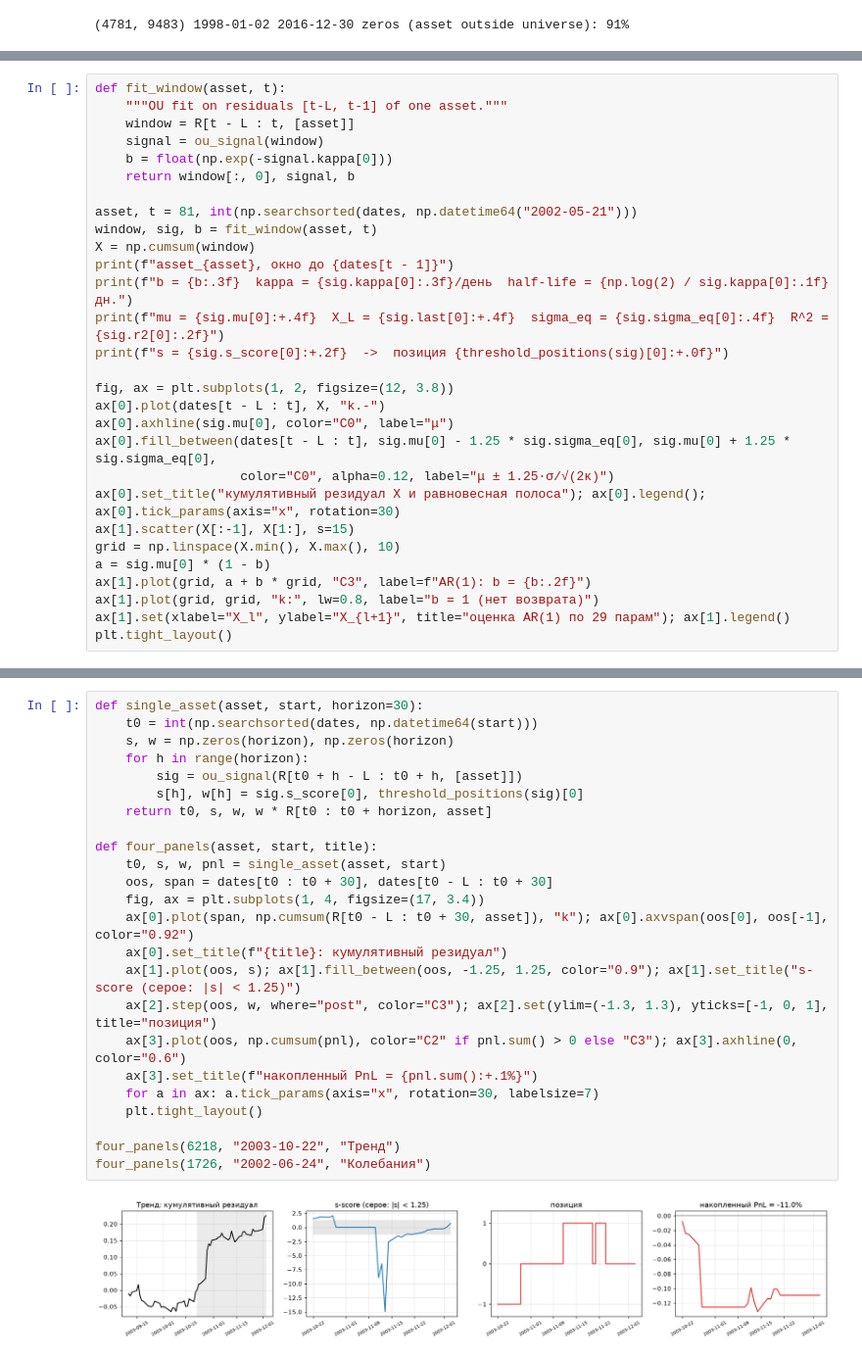
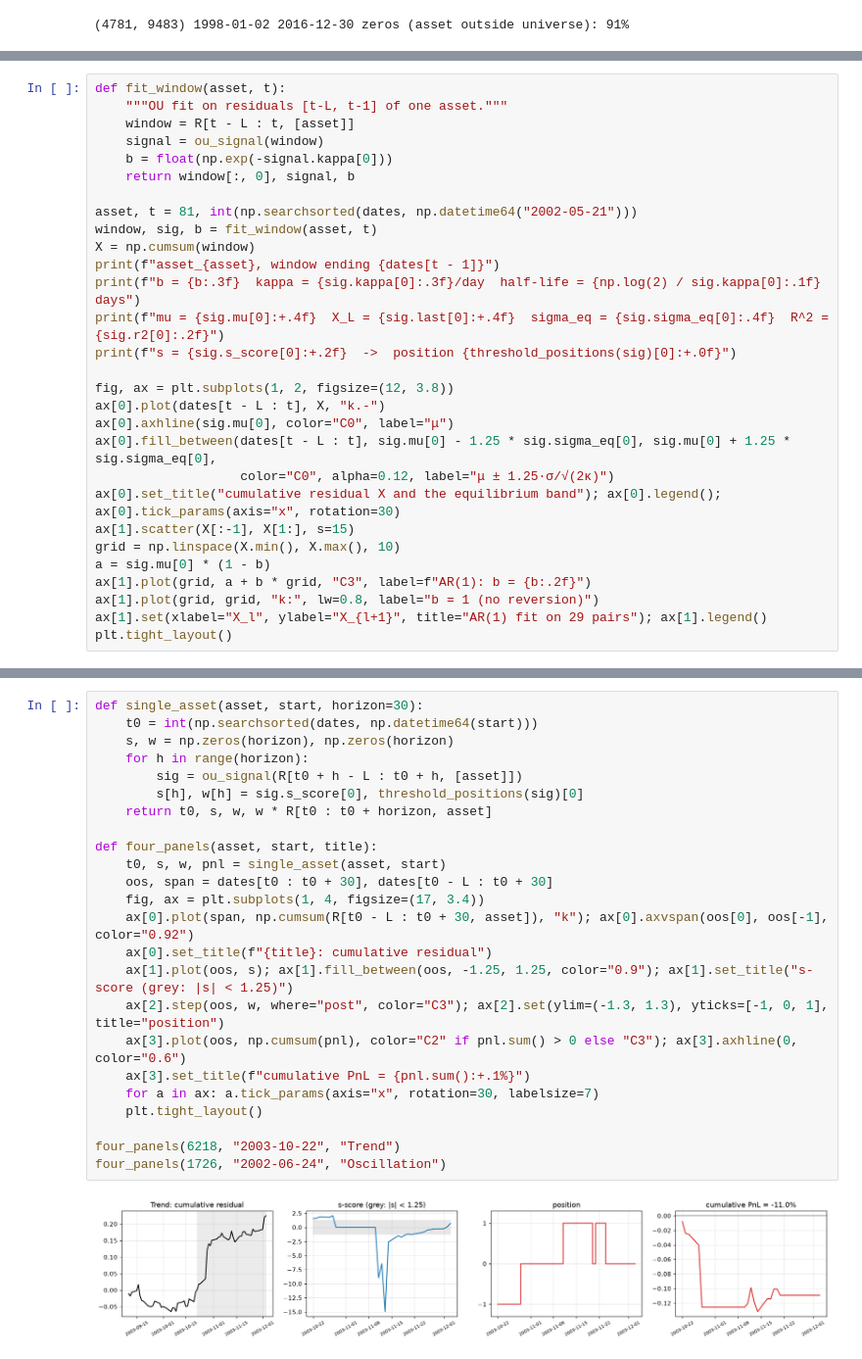
Before and after one commit to bani2016up/deep-learning-statistical-arbitrage, a Jupyter notebook: notebooks/ou_threshold.ipynb, the cells around one changed output, grey strips where cells are left out. Shown at 98% size. Cells and saved outputs as stored; diff of their text form.

```diff
--- a/notebooks/ou_threshold.ipynb
+++ b/notebooks/ou_threshold.ipynb
@@ -56,22 +56,22 @@ def fit_window(asset, t):
 asset, t = 81, int(np.searchsorted(dates, np.datetime64("2002-05-21")))
 window, sig, b = fit_window(asset, t)
 X = np.cumsum(window)
-print(f"asset_{asset}, окно до {dates[t - 1]}")
-print(f"b = {b:.3f}  kappa = {sig.kappa[0]:.3f}/день  half-life = {np.log(2) / sig.kappa[0]:.1f} дн.")
+print(f"asset_{asset}, window ending {dates[t - 1]}")
+print(f"b = {b:.3f}  kappa = {sig.kappa[0]:.3f}/day  half-life = {np.log(2) / sig.kappa[0]:.1f} days")
 print(f"mu = {sig.mu[0]:+.4f}  X_L = {sig.last[0]:+.4f}  sigma_eq = {sig.sigma_eq[0]:.4f}  R^2 = {sig.r2[0]:.2f}")
-print(f"s = {sig.s_score[0]:+.2f}  ->  позиция {threshold_positions(sig)[0]:+.0f}")
+print(f"s = {sig.s_score[0]:+.2f}  ->  position {threshold_positions(sig)[0]:+.0f}")
 
 fig, ax = plt.subplots(1, 2, figsize=(12, 3.8))
 ax[0].plot(dates[t - L : t], X, "k.-")
 ax[0].axhline(sig.mu[0], color="C0", label="μ")
 ax[0].fill_between(dates[t - L : t], sig.mu[0] - 1.25 * sig.sigma_eq[0], sig.mu[0] + 1.25 * sig.sigma_eq[0],
                    color="C0", alpha=0.12, label="μ ± 1.25·σ/√(2κ)")
-ax[0].set_title("кумулятивный резидуал X и равновесная полоса"); ax[0].legend(); ax[0].tick_params(axis="x", rotation=30)
+ax[0].set_title("cumulative residual X and the equilibrium band"); ax[0].legend(); ax[0].tick_params(axis="x", rotation=30)
 ax[1].scatter(X[:-1], X[1:], s=15)
 grid = np.linspace(X.min(), X.max(), 10)
 a = sig.mu[0] * (1 - b)
 ax[1].plot(grid, a + b * grid, "C3", label=f"AR(1): b = {b:.2f}")
-ax[1].plot(grid, grid, "k:", lw=0.8, label="b = 1 (нет возврата)")
-ax[1].set(xlabel="X_l", ylabel="X_{l+1}", title="оценка AR(1) по 29 парам"); ax[1].legend()
+ax[1].plot(grid, grid, "k:", lw=0.8, label="b = 1 (no reversion)")
+ax[1].set(xlabel="X_l", ylabel="X_{l+1}", title="AR(1) fit on 29 pairs"); ax[1].legend()
 plt.tight_layout()
 # %% [output]
@@ -87,26 +87,26 @@ s = +1.94  ->  позиция -1
 # %%
 def single_asset(asset, start, horizon=30):
     t0 = int(np.searchsorted(dates, np.datetime64(start)))
     s, w = np.zeros(horizon), np.zeros(horizon)
     for h in range(horizon):
         sig = ou_signal(R[t0 + h - L : t0 + h, [asset]])
         s[h], w[h] = sig.s_score[0], threshold_positions(sig)[0]
     return t0, s, w, w * R[t0 : t0 + horizon, asset]
 
 def four_panels(asset, start, title):
     t0, s, w, pnl = single_asset(asset, start)
     oos, span = dates[t0 : t0 + 30], dates[t0 - L : t0 + 30]
     fig, ax = plt.subplots(1, 4, figsize=(17, 3.4))
     ax[0].plot(span, np.cumsum(R[t0 - L : t0 + 30, asset]), "k"); ax[0].axvspan(oos[0], oos[-1], color="0.92")
-    ax[0].set_title(f"{title}: кумулятивный резидуал")
-    ax[1].plot(oos, s); ax[1].fill_between(oos, -1.25, 1.25, color="0.9"); ax[1].set_title("s-score (серое: |s| < 1.25)")
-    ax[2].step(oos, w, where="post", color="C3"); ax[2].set(ylim=(-1.3, 1.3), yticks=[-1, 0, 1], title="позиция")
+    ax[0].set_title(f"{title}: cumulative residual")
+    ax[1].plot(oos, s); ax[1].fill_between(oos, -1.25, 1.25, color="0.9"); ax[1].set_title("s-score (grey: |s| < 1.25)")
+    ax[2].step(oos, w, where="post", color="C3"); ax[2].set(ylim=(-1.3, 1.3), yticks=[-1, 0, 1], title="position")
     ax[3].plot(oos, np.cumsum(pnl), color="C2" if pnl.sum() > 0 else "C3"); ax[3].axhline(0, color="0.6")
-    ax[3].set_title(f"накопленный PnL = {pnl.sum():+.1%}")
+    ax[3].set_title(f"cumulative PnL = {pnl.sum():+.1%}")
     for a in ax: a.tick_params(axis="x", rotation=30, labelsize=7)
     plt.tight_layout()
 
-four_panels(6218, "2003-10-22", "Тренд")
-four_panels(1726, "2002-06-24", "Колебания")
+four_panels(6218, "2003-10-22", "Trend")
+four_panels(1726, "2002-06-24", "Oscillation")
 # %% [output]
-[figure, old version]
+[figure, new version]
```
Also changed, not shown: parts of 15 cells of this notebook.
